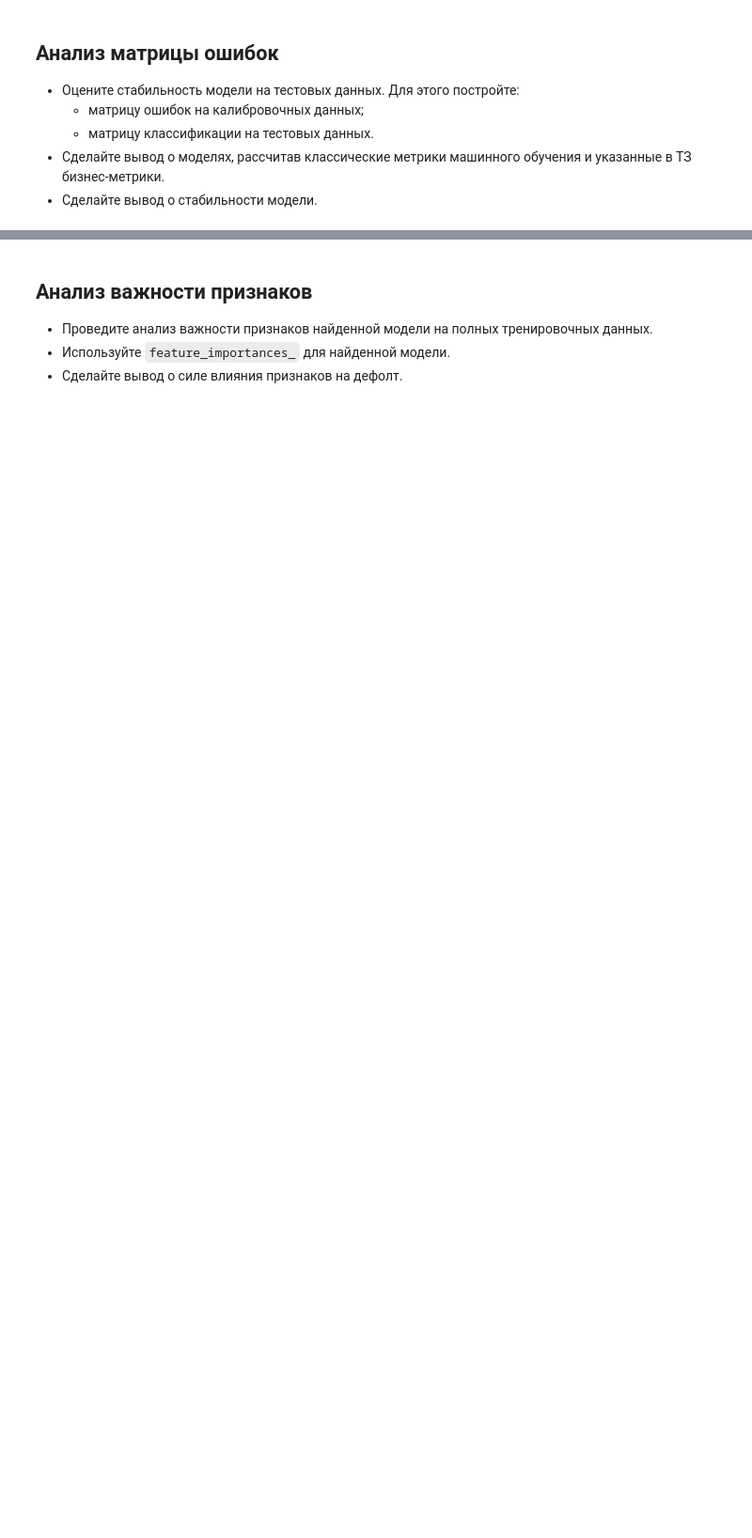
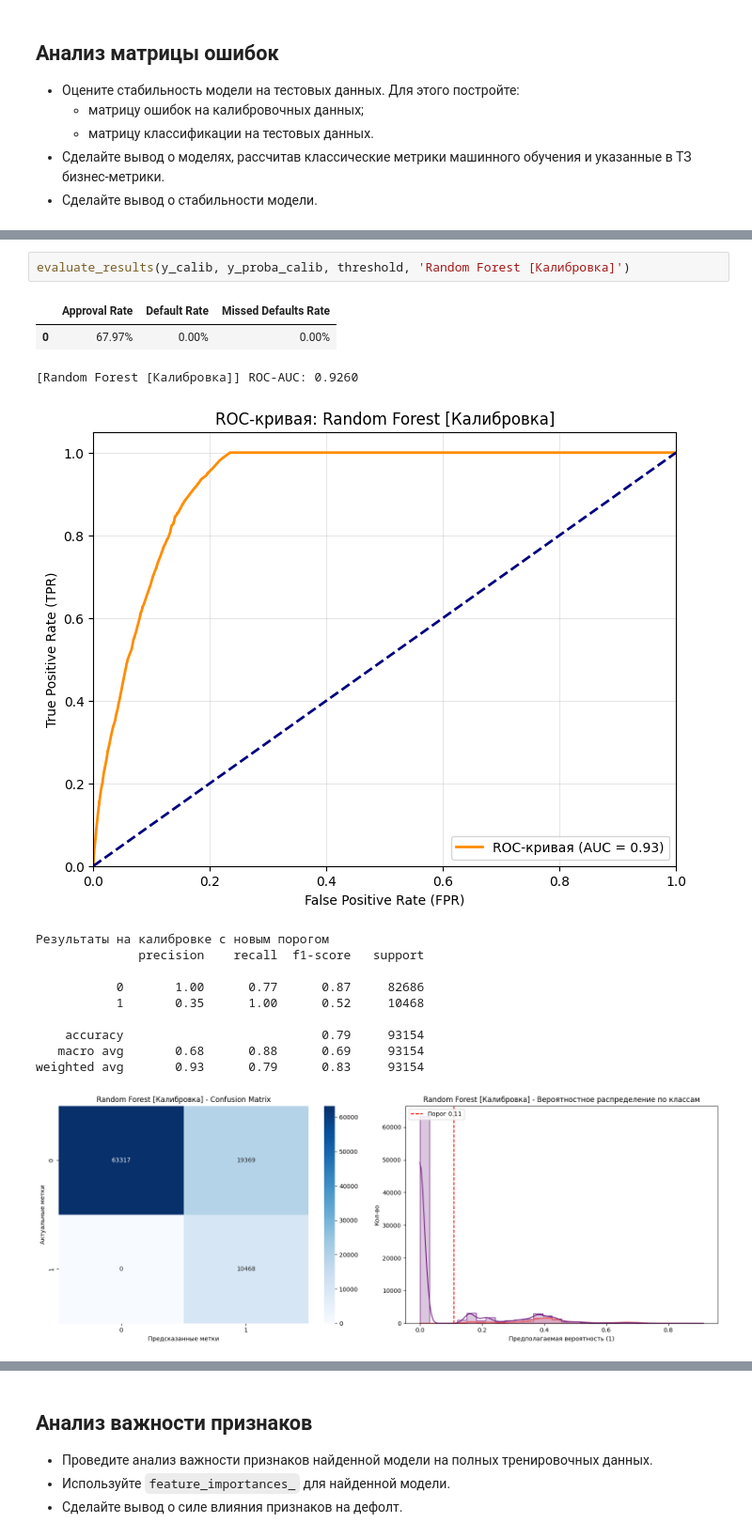
Before and after one commit to KatsayArtemDev/ML, a Jupyter notebook: classification/behavior_scoring/behavior_scoring_predictor.ipynb, the cells around one changed output, grey strips where cells are left out. Shown at 94% size. Cells and saved outputs as stored; diff of their text form; blank space fills up the shorter version.

```diff
--- a/classification/behavior_scoring/behavior_scoring_predictor.ipynb
+++ b/classification/behavior_scoring/behavior_scoring_predictor.ipynb
@@ -1389,0 +1585,17 @@ pd.DataFrame(results) \
+# %%
+evaluate_results(y_calib, y_proba_calib, threshold, 'Random Forest [Калибровка]')
+# %% [output]
+|  | Approval Rate | Default Rate | Missed Defaults Rate |
+| 0 | 67.97% | 0.00% | 0.00% |
+[Random Forest [Калибровка]] ROC-AUC: 0.9260
+[figure, added]
+Результаты на калибровке с новым порогом
+              precision    recall  f1-score   support
+
+           0       1.00      0.77      0.87     82686
+           1       0.35      1.00      0.52     10468
+
+    accuracy                           0.79     93154
+   macro avg       0.68      0.88      0.69     93154
+weighted avg       0.93      0.79      0.83     93154
+[figure, added]
```
Also changed, not shown: parts of 50 cells of this notebook, 1 other file.
